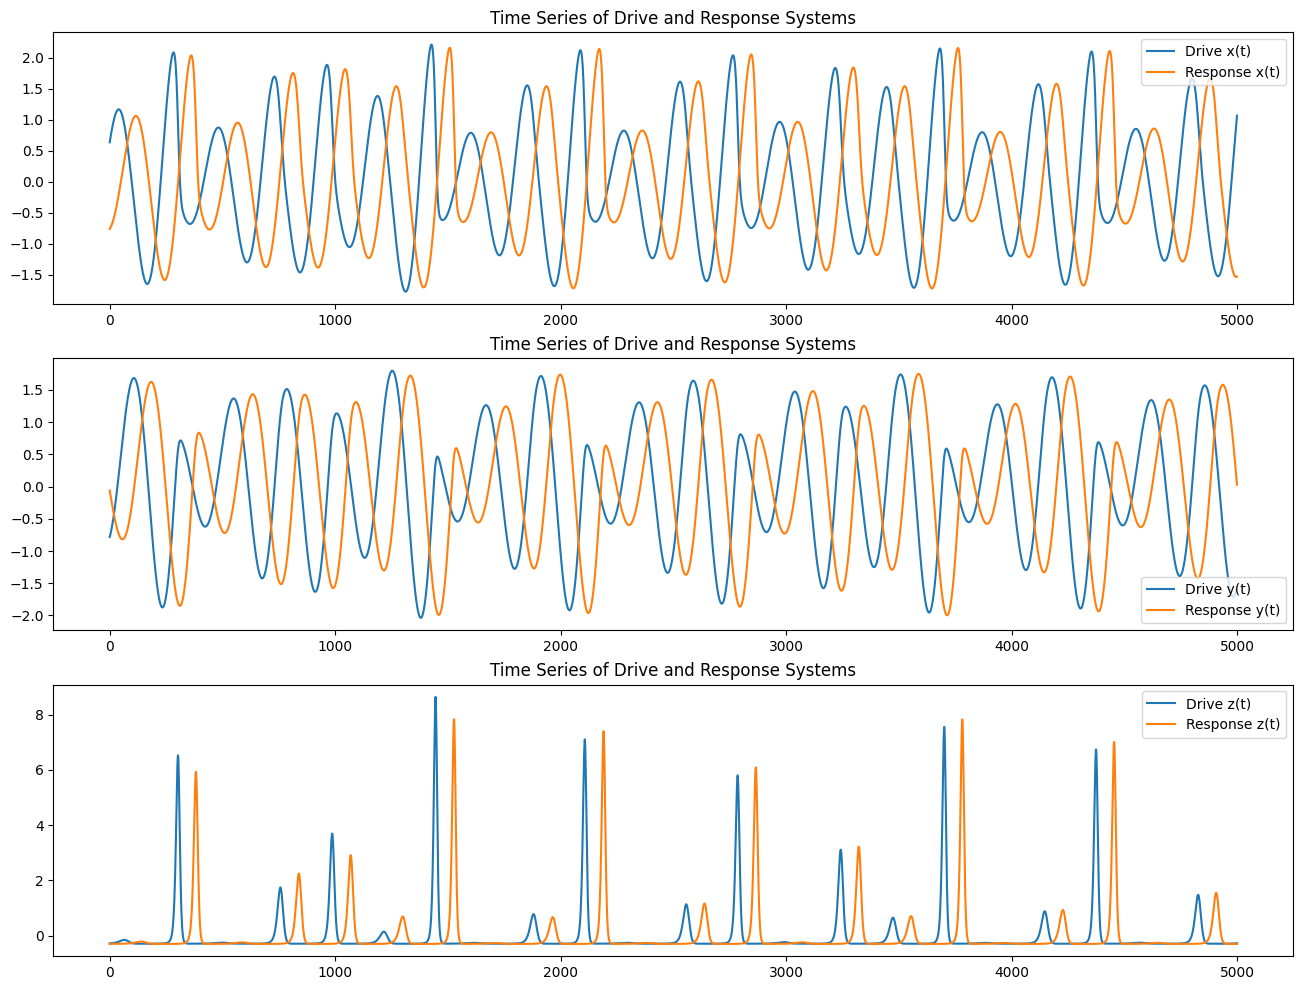
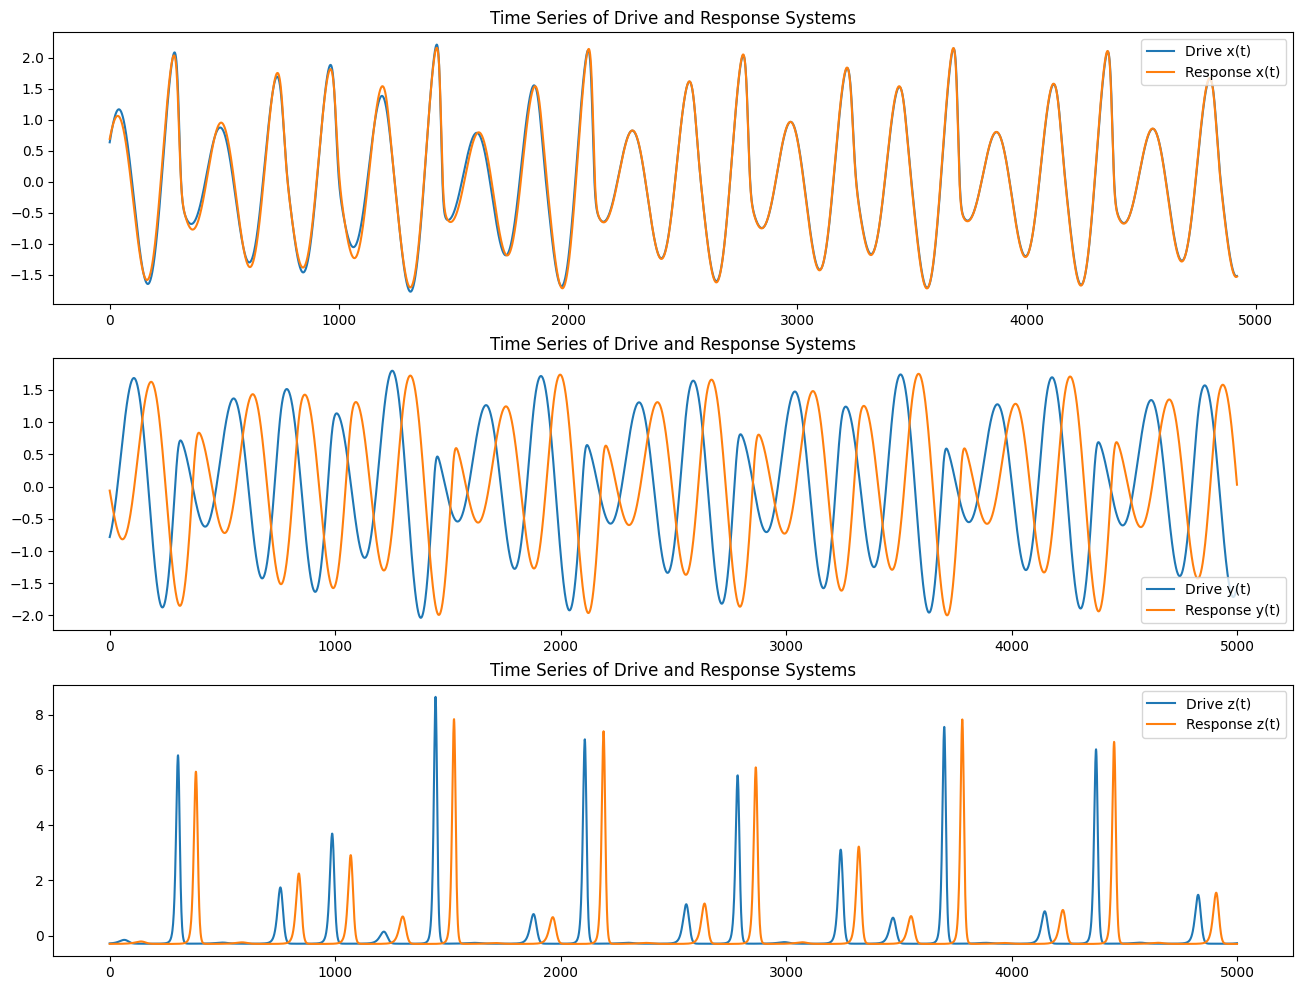
The change to this notebook cell's code, shown as a diff; its figure went from the first image to the second:
--- before
+++ after
@@ -6,6 +6,6 @@
 steps = 2000
 plt.subplot(3, 1, 1)
-plt.plot(synch1.T[0], label='Drive x(t)')
-plt.plot(synch2.T[0], label='Response x(t)')
+plt.plot(synch1.T[0][:-81], label='Drive x(t)')
+plt.plot(synch2.T[0][81:], label='Response x(t)')
 plt.legend()
 plt.title('Time Series of Drive and Response Systems')

Commit: Merged Stau plots